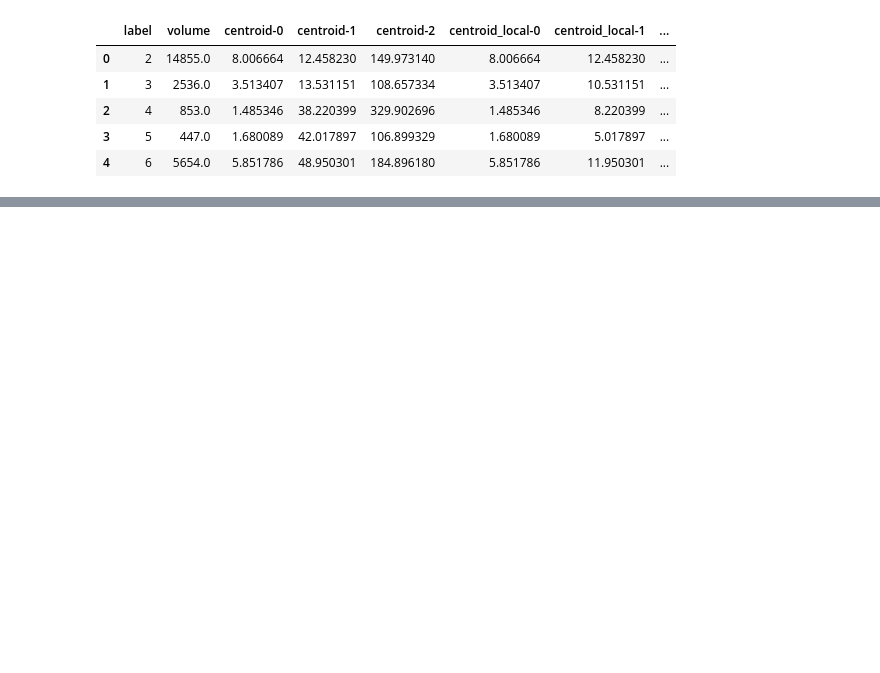
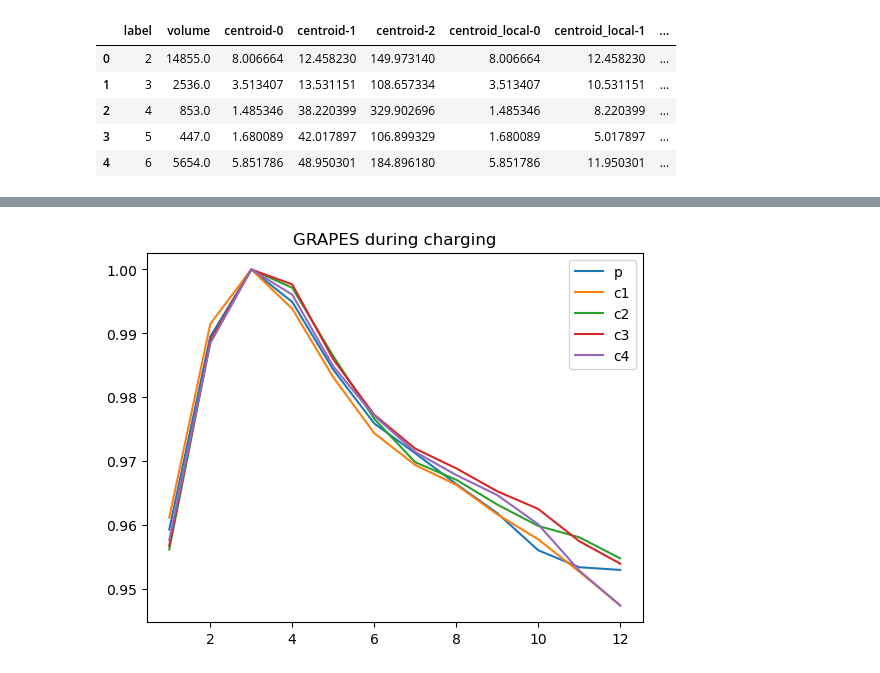
Before and after one commit to MaPhewJ/EIL_image_processing, a Jupyter notebook: GRAPES_example.ipynb, the cells around one changed output, grey strips where cells are left out. Cells and saved outputs as stored; diff of their text form; code cells hidden in the pictures; blank space fills up the shorter version.

```diff
--- a/GRAPES_example.ipynb
+++ b/GRAPES_example.ipynb
@@ -293,0 +312,16 @@ grapes_df.head()
+# %%
+# now we can load multiple time series to analyse changes over charging cycles
+charging = ['p', 'c1', 'c2', 'c3', 'c4']
+gdfs = []
+for sn in range(132037,132042, 1):
+    gdfs.append(pd.read_pickle(f'D:/data_files_for_grapes/grapes_analysis/grapes_{sn}.pkl'))
+# %%
+particle_label = 1000
+for i,df in zip(charging, gdfs):
+    df = df[df['label'] == particle_label].reset_index()
+    plt.plot(df['GRAPES_RP'][0], df['GRAPES_GL_NORMED'][0], label = i)
+plt.legend()
+plt.title('GRAPES during charging')
+plt.show()
+# %% [output]
+[figure, added]
```
Also changed, not shown: parts of 13 cells of this notebook.
